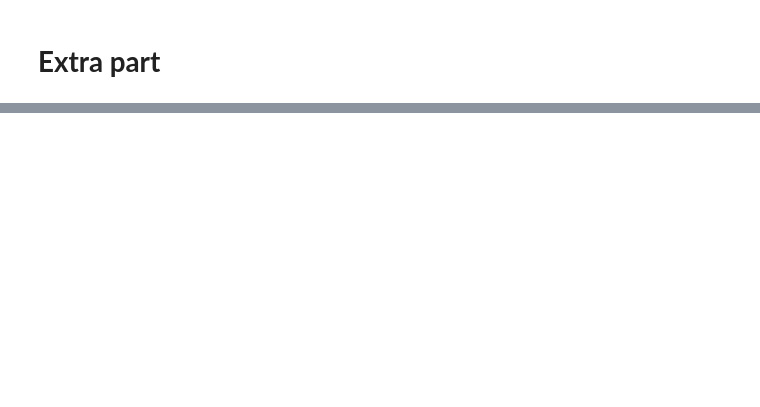
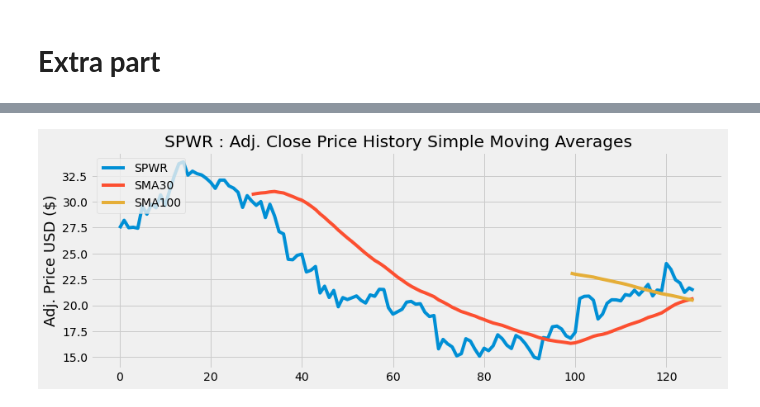
Before and after one commit to Gazmira-1001/AIDI_1100_FINAL_GROUP_4, a Jupyter notebook: AIDI_1100_FINAL_GROUP_4.ipynb, the cells around one changed output, grey strips where cells are left out. Cells and saved outputs as stored; diff of their text form; code cells hidden in the pictures; blank space fills up the shorter version.

```diff
--- a/AIDI_1100_FINAL_GROUP_4.ipynb
+++ b/AIDI_1100_FINAL_GROUP_4.ipynb
@@ -288,10 +310,15 @@ def plot_time_series(ticker, df, nm_df):
 # Plotting Volume and Close price for each ticker in data
 data = {}
 name={}
+ticker_list={"aa",'sss'}
 for ticker in ticker_list:
+  #get the ticker information
   ticker_info = yf.Ticker(ticker)
+  #dict to save the ticker history
   data[ticker] = ticker_info.history(period="6mo")
+  #dict to save the ticker name
   name[ticker] = ticker_info.info["shortName"]
+  #pass the parameters to the function
   plot_time_series(ticker, data[ticker], name[ticker])
 # %% [output]
 [interactive output not drawn]
@@ -343,0 +377,78 @@ for ticker in ticker_list:
+# %%
+
+import numpy as np
+
+import pandas as pd
+from datetime import datetime
+import matplotlib.pyplot as plt
+plt.style.use('fivethirtyeight')
+# https://numpy.org/doc/stable/reference/generated/numpy.polyfit.html
+# if the slope is a +ve value --> increasing trend
+# if the slope is a -ve value --> decreasing trend
+# if the slope is a zero value --> No trend
+
+def trendline(index,data, order=1):
+    coeffs = np.polyfit(index, list(data), order)
+    slope = coeffs[-2]
+    return float(slope)
+
+# Visualisation of stock trend
+def visualize_trend (ticker, data):
+  # show a new data frame that contains the stocks adjusted close price.
+  df = pd.DataFrame()
+  df[ticker] = data[ticker]['Close'].values
+  df
+
+  #Create the 30 day simple moving average
+  SMA30 = df.rolling(window=30).mean()
+  SMA30
+
+  #Create the 100 day simple moving average
+  SMA100 = df.rolling(window=100).mean()
+  SMA100
+
+  # Visually Show The Stock and The Moving Averages
+  # Create the title
+  title = ticker + ' : Adj. Close Price History Simple Moving Averages   '
+  #Get the stocks
+  my_stocks = df
+
+  #Create and plot the graph
+  #width = 12.2in, height = 4.5
+  plt.figure(figsize=(12.2,4.5))
+  plt.plot( my_stocks[ticker],  label=ticker)
+  plt.plot( SMA30[ticker],  label='SMA30')
+  plt.plot( SMA100[ticker],  label='SMA100')
+
+  plt.title(title)
+  plt.ylabel('Adj. Price USD ($)',fontsize=18)
+  plt.legend( loc='upper left')
+  plt.show()
+
+
+data = {}
+name={}
+result_final = list()
+for ticker in ticker_list:
+  ticker_info = yf.Ticker(ticker)
+  #dict to save the ticker history
+  data[ticker] = ticker_info.history(period="6mo")
+  #dict to save the ticker name
+  name[ticker] = ticker_info.info["shortName"]
+
+  # Trend visualisation
+  visualize_trend(ticker , data)
+
+  #list to get the values of close for the 6 months period of time
+  List=data[ticker]['Close'].values.tolist()
+  index = list(range(0,len(List)))
+  resultent=trendline(index,List)
+
+  if resultent < 0 :
+    print(ticker + " : based on trend " + "NOT BUY STOCK\n")
+  elif resultent > 0.1:
+    print(ticker + " : based on trend " + "BUY STOCK\n")
+  else:
+    print(ticker + " : based on trend " + "WAIT BEFORE BUYING STOCK\n")
+# %% [output]
+[figure, added]
```
Also changed, not shown: parts of 13 cells of this notebook, 1 other file.
